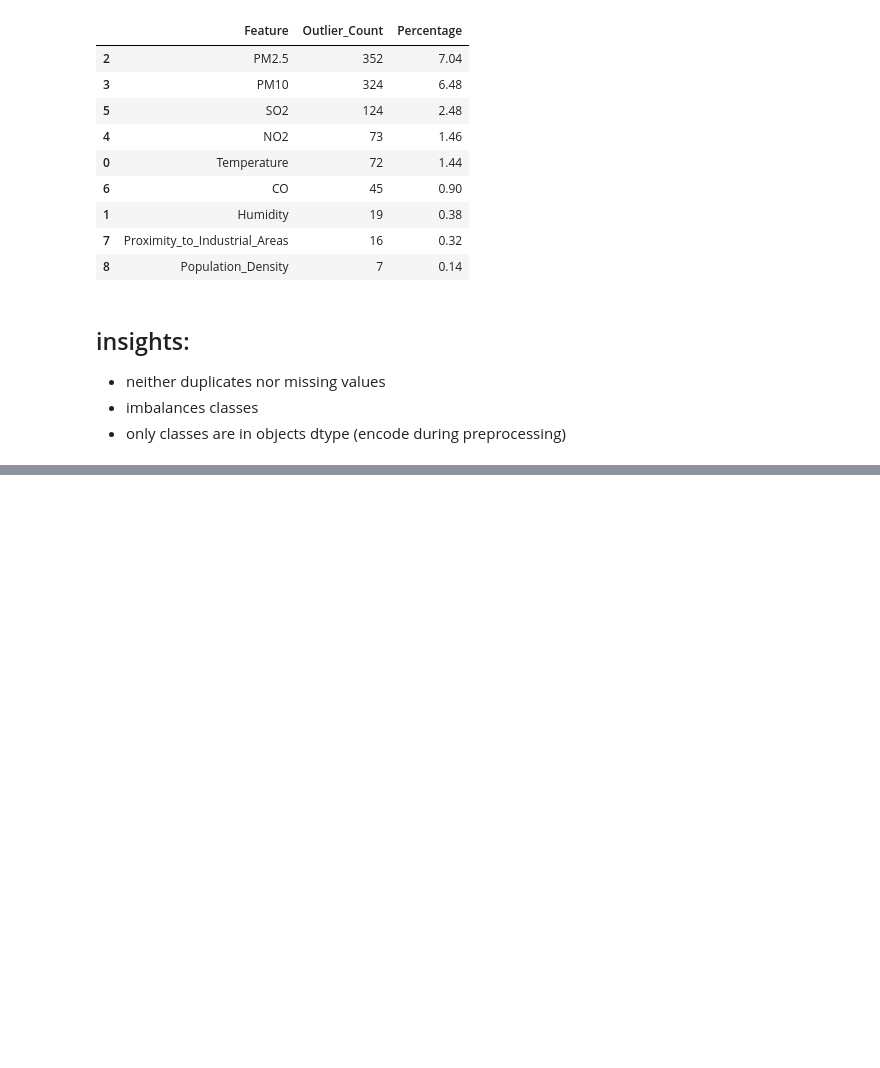
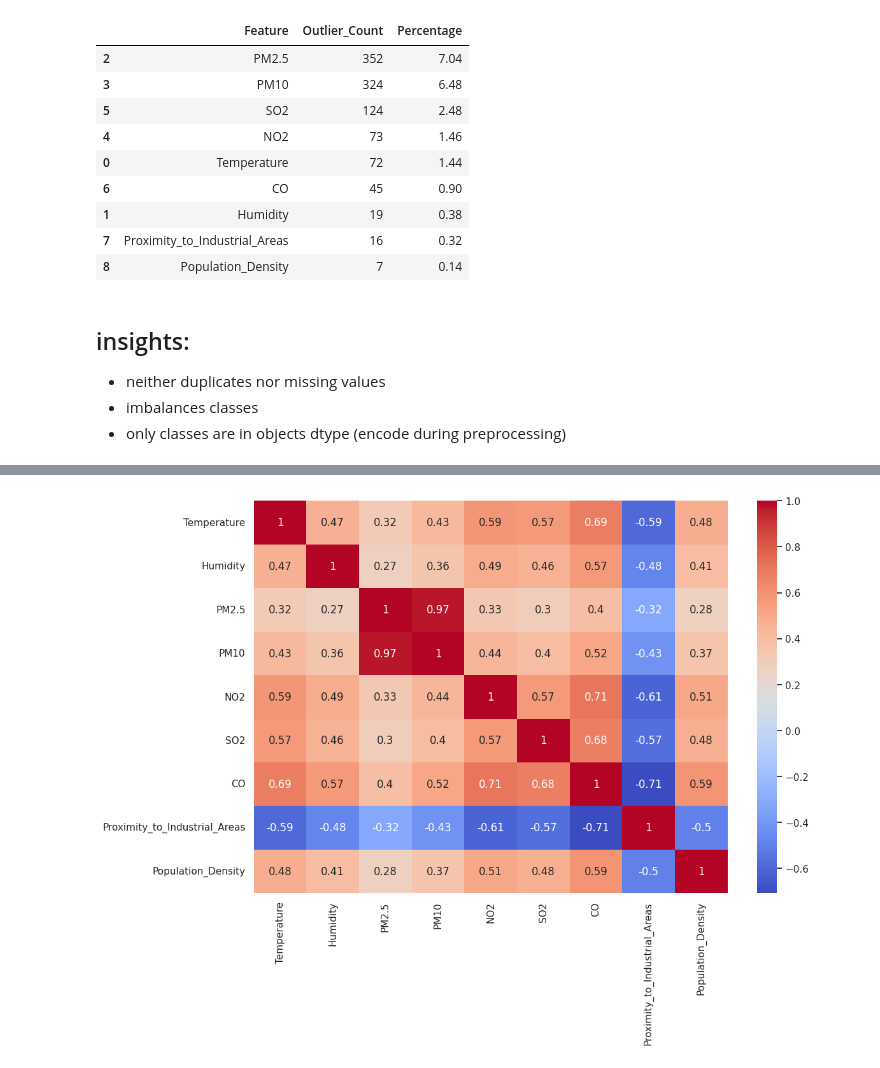
Before and after one commit to kamijoseph/Air-Quality, a Jupyter notebook: notebook/air_quality.ipynb, the cells around one changed output, grey strips where cells are left out. Saved outputs shown, nothing was run; the diff lists cells and outputs as text; code cells hidden in the pictures; blank space fills up the shorter version.

```diff
--- a/notebook/air_quality.ipynb
+++ b/notebook/air_quality.ipynb
@@ -192,0 +205,13 @@ for feature in features:
+# %%
+# correlation heatmap
+corr = data[features].corr()
+
+plt.figure(figsize=(12, 8))
+sns.heatmap(
+    corr,
+    annot = True,
+    cmap = "coolwarm"
+)
+plt.show()
+# %% [output]
+[figure, added]
```
Also changed, not shown: parts of 6 cells of this notebook.
